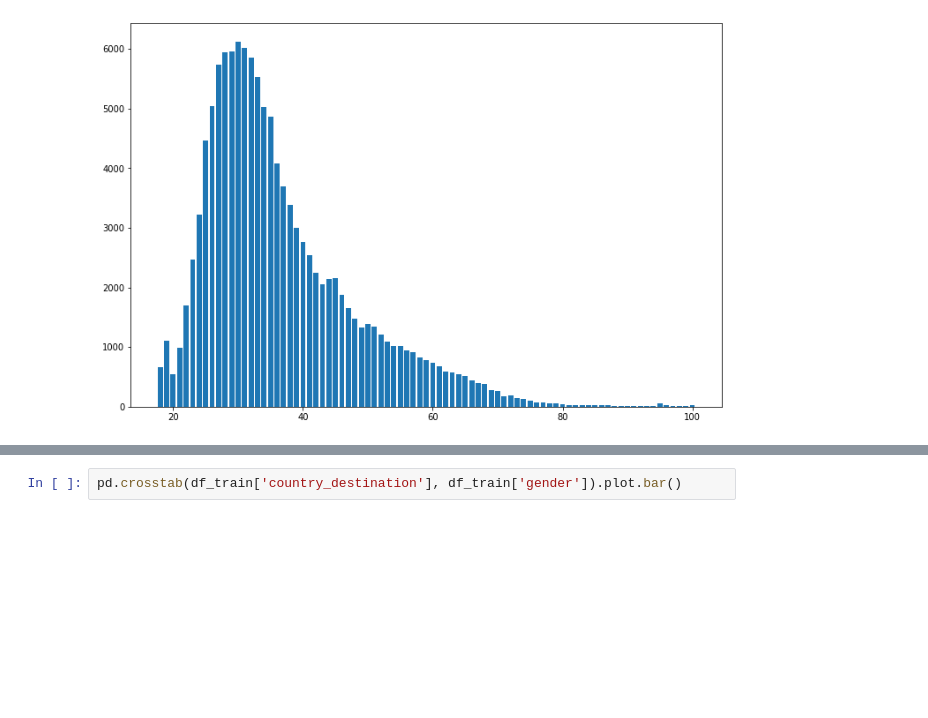
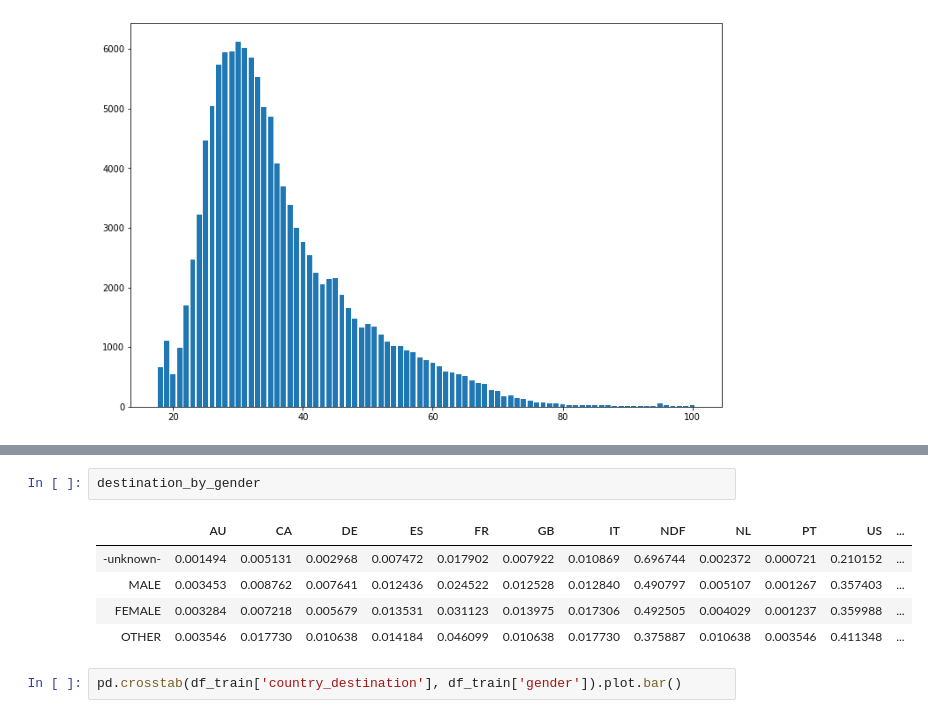
Before and after one commit to seonnyseo/data_analysis, a Jupyter notebook: airbnb_recruiting_new_user_bookings/notebook/eda.ipynb, the cells around one changed output, grey strips where cells are left out. Drawn from its saved outputs; the diff is of its cells as text; blank space fills up the shorter version.

```diff
--- a/airbnb_recruiting_new_user_bookings/notebook/eda.ipynb
+++ b/airbnb_recruiting_new_user_bookings/notebook/eda.ipynb
@@ -158,3 +220,11 @@ plt.show()
+# %%
+destination_by_gender
+# %% [output]
+|  | AU | CA | DE | ES | FR | GB | IT | NDF | NL | PT | US | ... |
+| -unknown- | 0.001494 | 0.005131 | 0.002968 | 0.007472 | 0.017902 | 0.007922 | 0.010869 | 0.696744 | 0.002372 | 0.000721 | 0.210152 | ... |
+| MALE | 0.003453 | 0.008762 | 0.007641 | 0.012436 | 0.024522 | 0.012528 | 0.012840 | 0.490797 | 0.005107 | 0.001267 | 0.357403 | ... |
+| FEMALE | 0.003284 | 0.007218 | 0.005679 | 0.013531 | 0.031123 | 0.013975 | 0.017306 | 0.492505 | 0.004029 | 0.001237 | 0.359988 | ... |
+| OTHER | 0.003546 | 0.017730 | 0.010638 | 0.014184 | 0.046099 | 0.010638 | 0.017730 | 0.375887 | 0.010638 | 0.003546 | 0.411348 | ... |
 # %%
 pd.crosstab(df_train['country_destination'], df_train['gender']).plot.bar()
 # %% [output]
```
Also changed, not shown: parts of 28 cells of this notebook.
